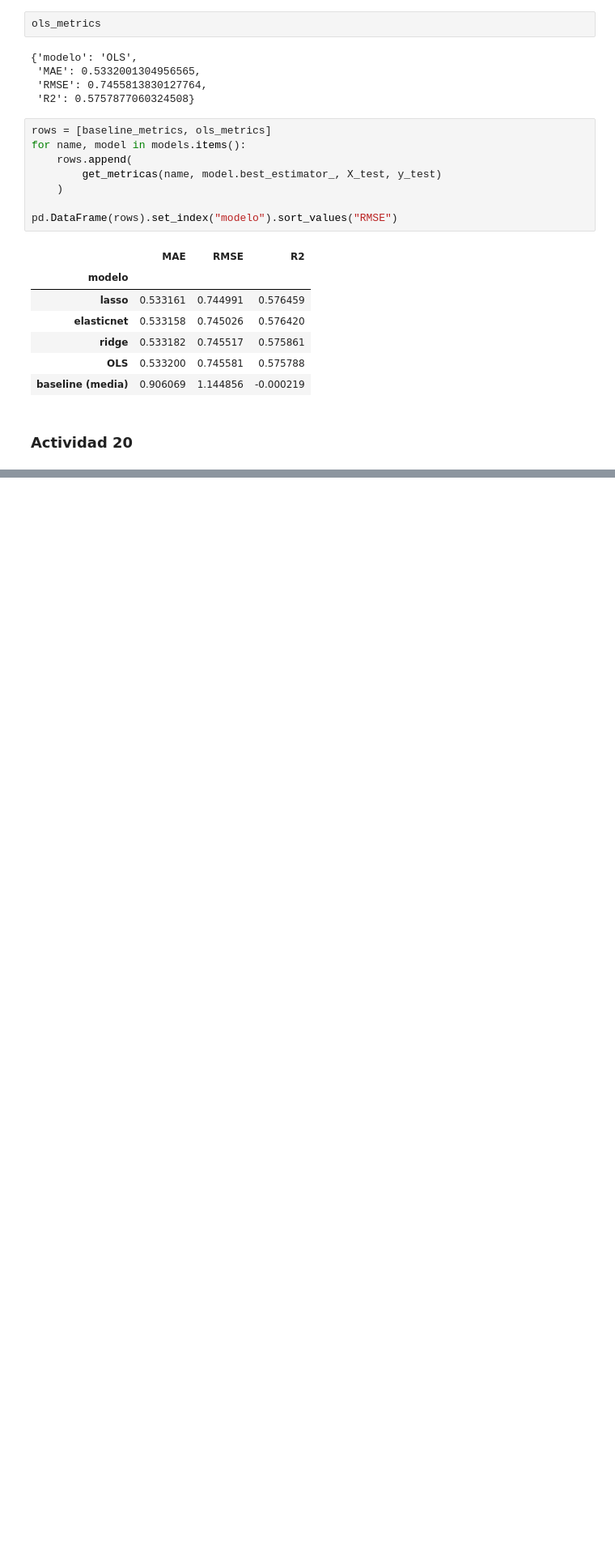
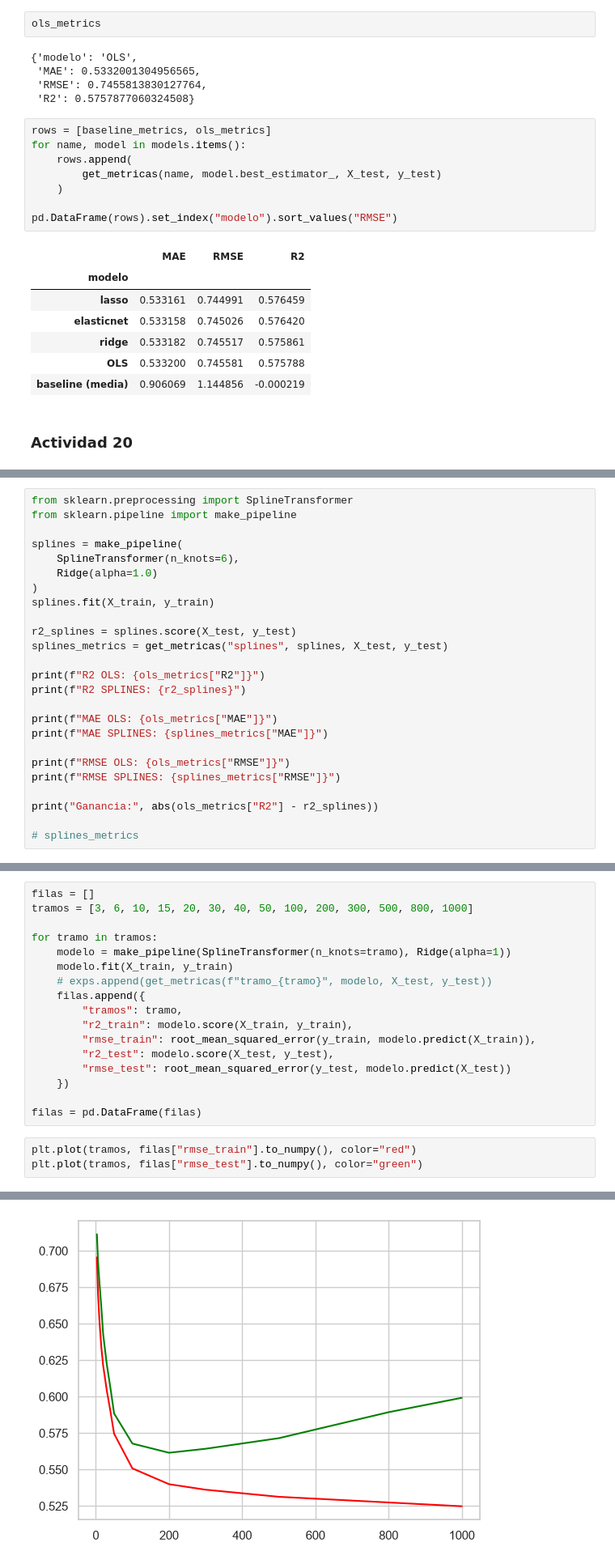
Before and after one commit to marcell-llerena/datascience-g8, a Jupyter notebook: notebooks/20260902_33_regresion_lineal.ipynb, the cells around one changed output, grey strips where cells are left out. Shown at 81% size. Cells and saved outputs as stored; diff of their text form; blank space fills up the shorter version.

```diff
--- a/notebooks/20260902_33_regresion_lineal.ipynb
+++ b/notebooks/20260902_33_regresion_lineal.ipynb
@@ -401,0 +478,25 @@ pd.DataFrame(rows).set_index("modelo").sort_values("RMSE")
+# %%
+from sklearn.preprocessing import SplineTransformer
+from sklearn.pipeline import make_pipeline
+
+splines = make_pipeline(
+    SplineTransformer(n_knots=6),
+    Ridge(alpha=1.0)
+)
+splines.fit(X_train, y_train)
+
+r2_splines = splines.score(X_test, y_test)
+splines_metrics = get_metricas("splines", splines, X_test, y_test)
+
+print(f"R2 OLS: {ols_metrics["R2"]}")
+print(f"R2 SPLINES: {r2_splines}")
+
+print(f"MAE OLS: {ols_metrics["MAE"]}")
+print(f"MAE SPLINES: {splines_metrics["MAE"]}")
+
+print(f"RMSE OLS: {ols_metrics["RMSE"]}")
+print(f"RMSE SPLINES: {splines_metrics["RMSE"]}")
+
+print("Ganancia:", abs(ols_metrics["R2"] - r2_splines))
+
+# splines_metrics
@@ -401,0 +511,21 @@ pd.DataFrame(rows).set_index("modelo").sort_values("RMSE")
+# %%
+filas = []
+tramos = [3, 6, 10, 15, 20, 30, 40, 50, 100, 200, 300, 500, 800, 1000]
+
+for tramo in tramos:
+    modelo = make_pipeline(SplineTransformer(n_knots=tramo), Ridge(alpha=1))
+    modelo.fit(X_train, y_train)
+    # exps.append(get_metricas(f"tramo_{tramo}", modelo, X_test, y_test))
+    filas.append({
+        "tramos": tramo,
+        "r2_train": modelo.score(X_train, y_train),
+        "rmse_train": root_mean_squared_error(y_train, modelo.predict(X_train)),
+        "r2_test": modelo.score(X_test, y_test),
+        "rmse_test": root_mean_squared_error(y_test, modelo.predict(X_test))
+    })
+
+filas = pd.DataFrame(filas)
+# %%
+plt.plot(tramos, filas["rmse_train"].to_numpy(), color="red")
+plt.plot(tramos, filas["rmse_test"].to_numpy(), color="green")
+# %% [output]
@@ -401,0 +533 @@ pd.DataFrame(rows).set_index("modelo").sort_values("RMSE")
+[figure, added]
```
Also changed, not shown: parts of 12 cells of this notebook.
